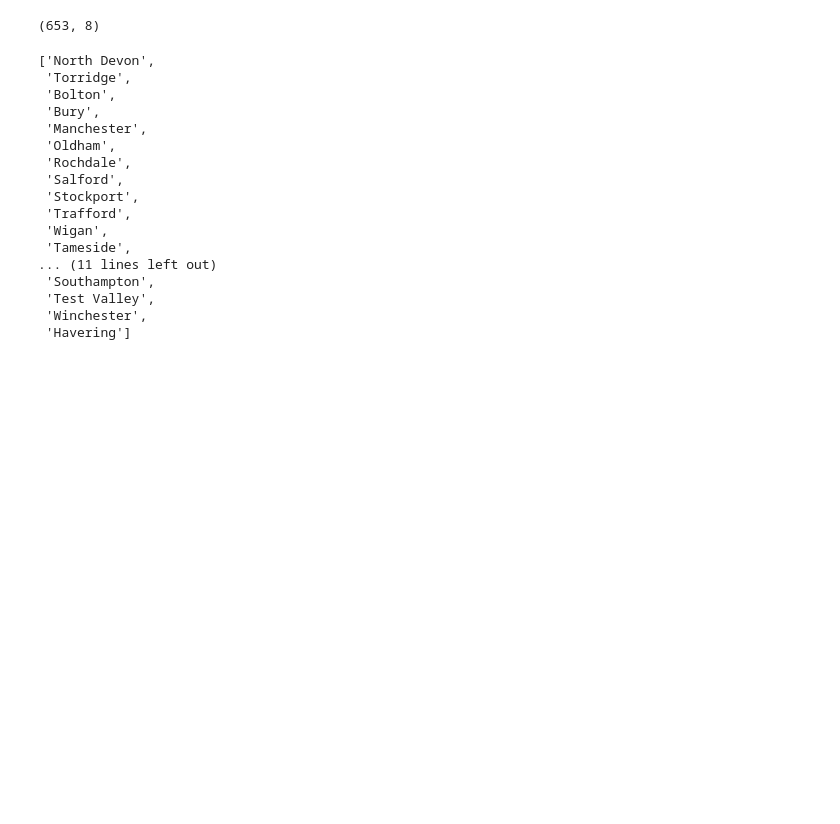
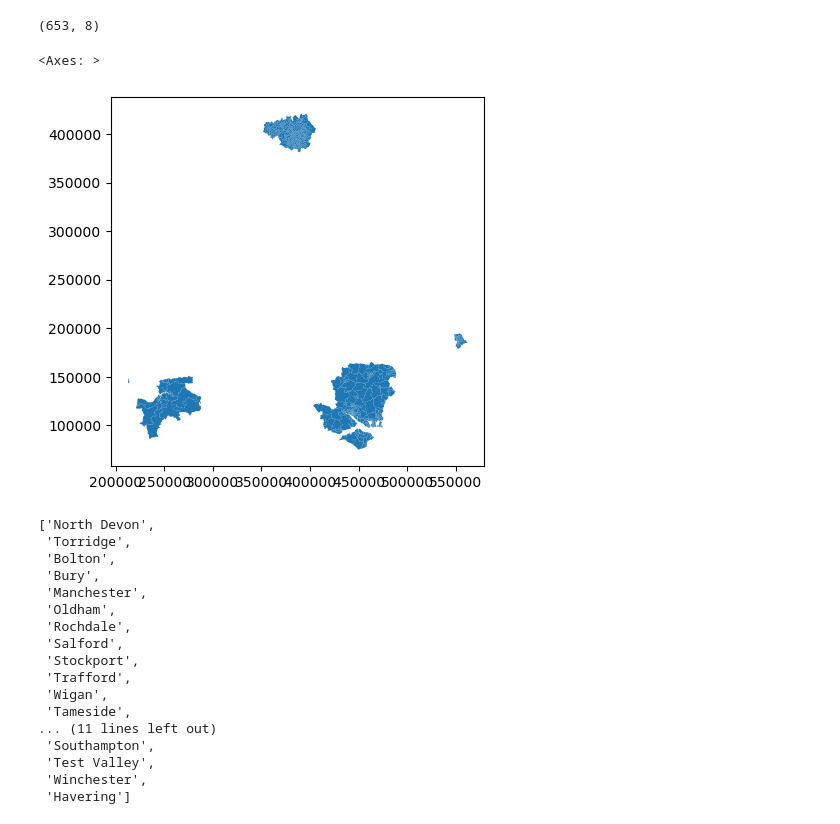
Before and after one commit to kailo-beewell/synthetic_northern_devon_dashboard, a Jupyter notebook: msoa.ipynb, the cells around one changed output. Cells and saved outputs as stored; diff of their text form; code cells hidden in the pictures; blank space fills up the shorter version.

```diff
--- a/msoa.ipynb
+++ b/msoa.ipynb
@@ -148,6 +149,11 @@ shp_beewell = pd.concat([shp_nd, shp_gm, shp_hips, shp_hav])
 shp_beewell.shape
 # %% [output]
 (653, 8)
+# %%
+shp_beewell.plot()
+# %% [output]
+<Axes: >
+[figure, added]
 # %%
 # Join the local authority strings
 la_beewell = '|'.join([la_nd, la_gm, la_hips, la_hav])
```
Also changed, not shown: parts of 24 cells of this notebook.
